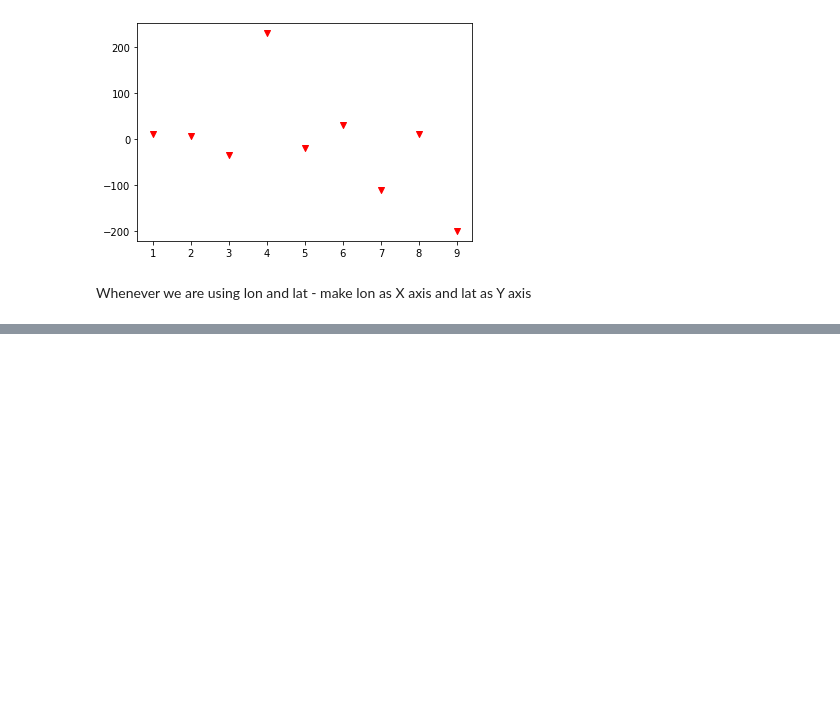
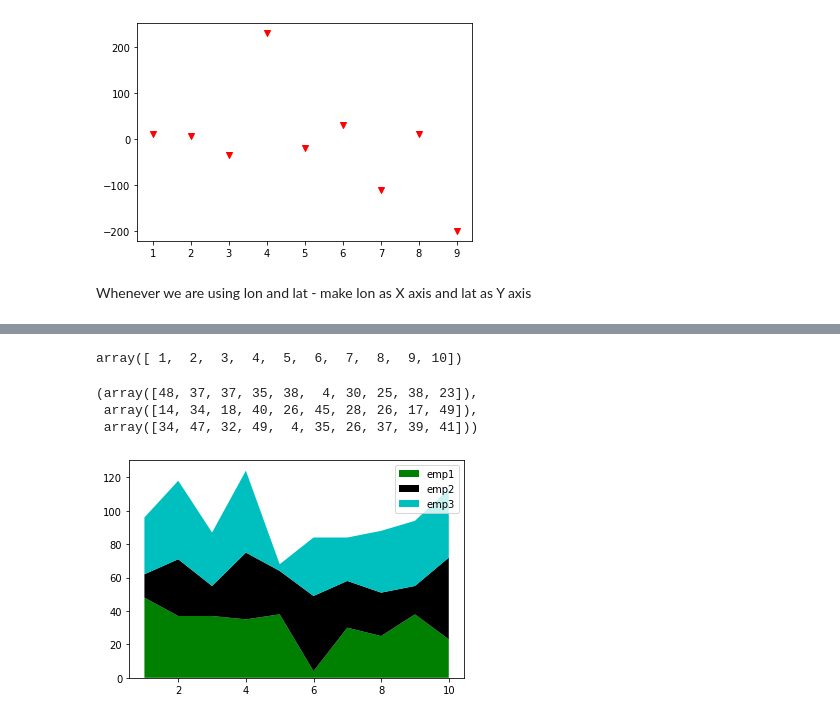
Before and after one commit to sithart/Datascience, a Jupyter notebook: Untitled6.ipynb, the cells around one changed output, grey strips where cells are left out. Saved outputs shown, nothing was run; the diff lists cells and outputs as text; code cells hidden in the pictures; blank space fills up the shorter version.

```diff
--- a/Untitled6.ipynb
+++ b/Untitled6.ipynb
@@ -121,0 +142,21 @@ Whenever we are using lon and lat - make lon as X axis and lat as Y axis
+# %%
+x = np.arange(1,11)
+x
+# %% [output]
+array([ 1,  2,  3,  4,  5,  6,  7,  8,  9, 10])
+# %%
+y1 =np.random.randint(1,50, size=10)
+y2 =np.random.randint(1,50, size=10)
+y3 =np.random.randint(1,50, size=10)
+# %%
+y1,y2,y3
+# %% [output]
+(array([48, 37, 37, 35, 38,  4, 30, 25, 38, 23]),
+ array([14, 34, 18, 40, 26, 45, 28, 26, 17, 49]),
+ array([34, 47, 32, 49,  4, 35, 26, 37, 39, 41]))
+# %%
+plt.stackplot(x,y1,y2,y3, colors=["g","k","c"], labels=["emp1", "emp2", "emp3"])
+plt.legend() #
+plt.show()
+# %% [output]
+[figure, added]
```
Also changed, not shown: parts of 16 cells of this notebook, 1 other file.
